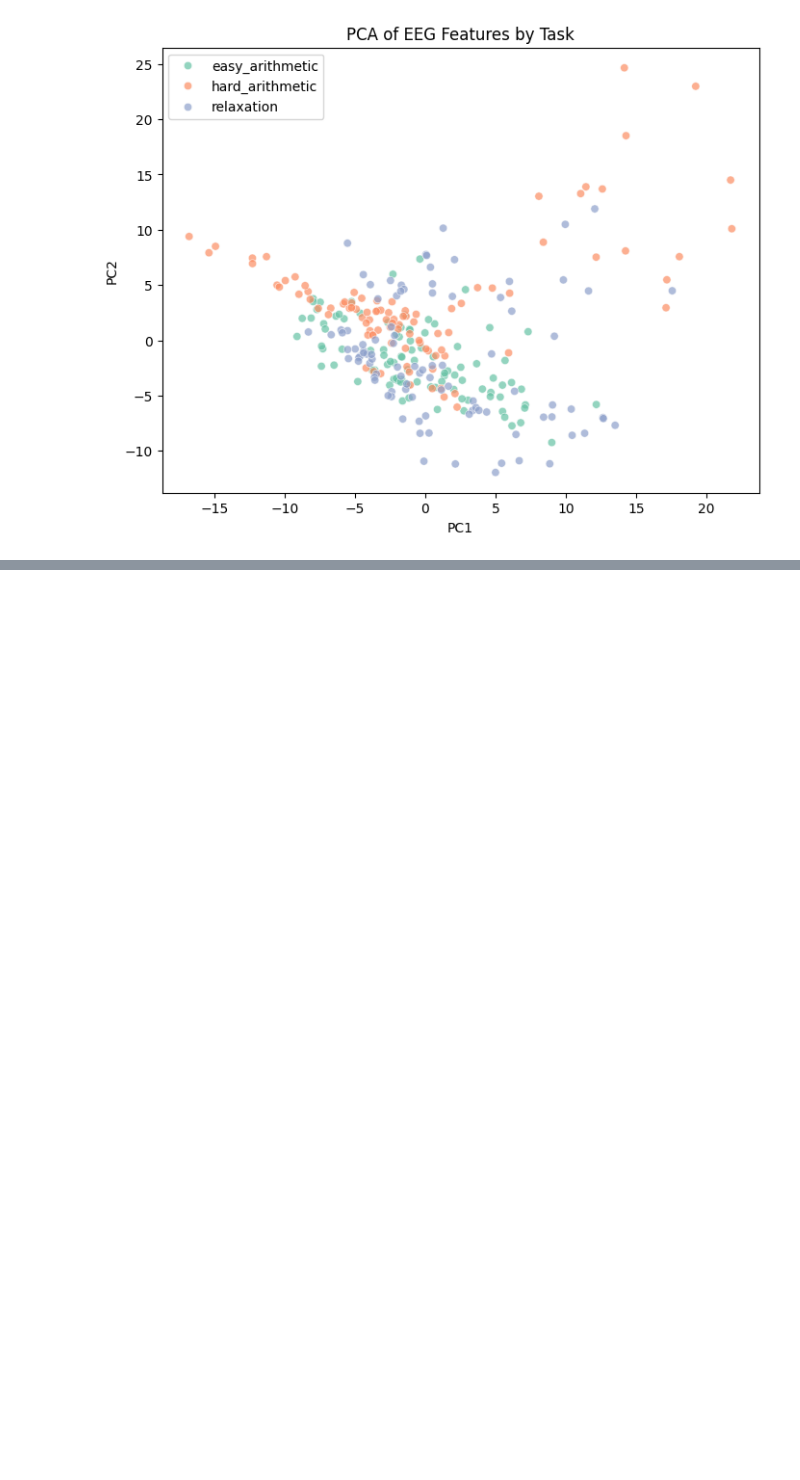
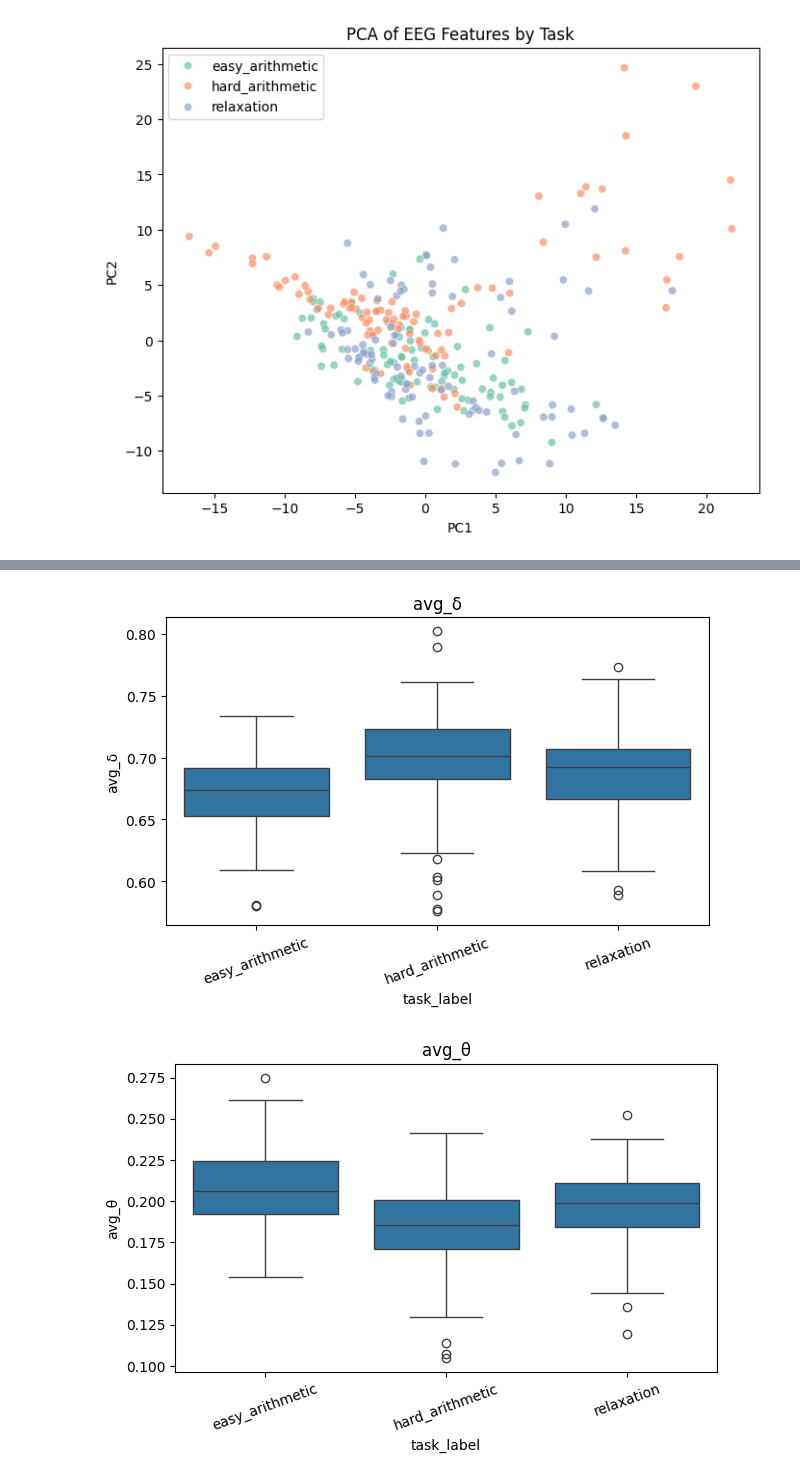
Before and after one commit to utsimul/Cognitive_workload_estimation, a Jupyter notebook: EDA/EEG_30_EDA.ipynb, the cells around one changed output, grey strips where cells are left out. Cells and saved outputs as stored; diff of their text form; code cells hidden in the pictures; blank space fills up the shorter version.

```diff
--- a/EDA/EEG_30_EDA.ipynb
+++ b/EDA/EEG_30_EDA.ipynb
@@ -321,0 +347,22 @@ plt.show()
+# %%
+features = [
+    "avg_δ",
+    "avg_θ",
+    "avg_α",
+    "avg_β",
+    "avg_γ"
+]
+
+for feature in features:
+    plt.figure(figsize=(7, 4))
+    sns.boxplot(
+        data=EEG_all,
+        x="task_label",
+        y=feature
+    )
+    plt.title(feature)
+    plt.xticks(rotation=20)
+    plt.show()
+# %% [output]
+[figure, added]
+[figure, added]
```
Also changed, not shown: parts of 6 cells of this notebook.
